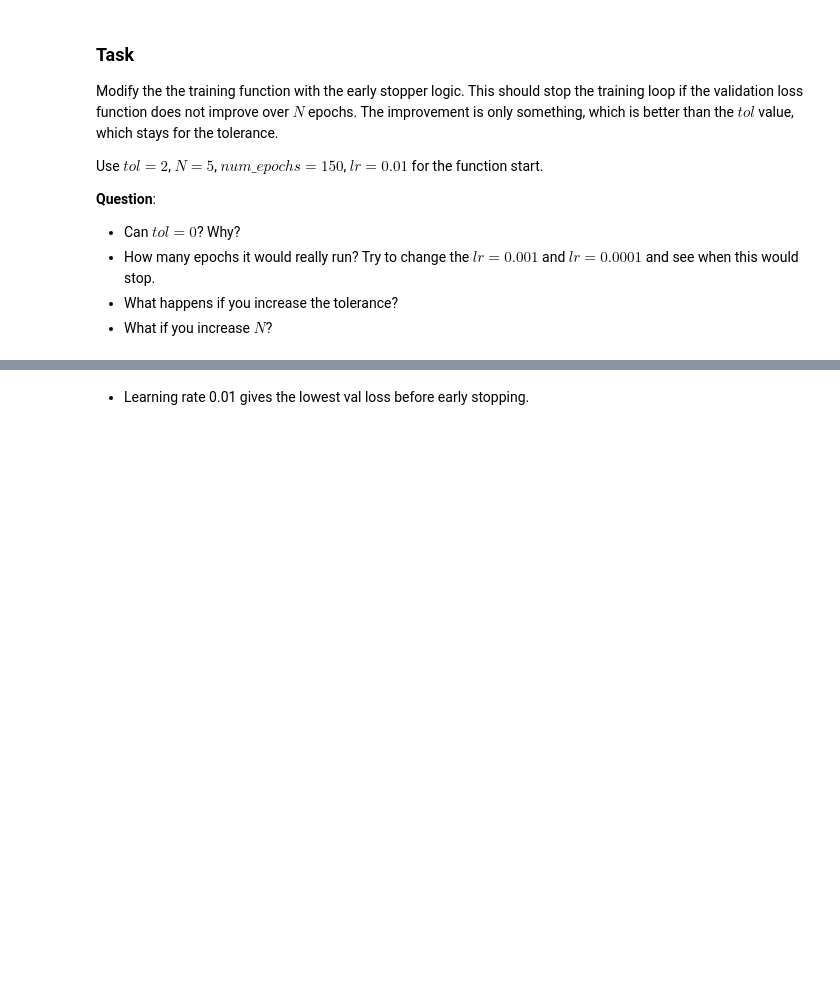
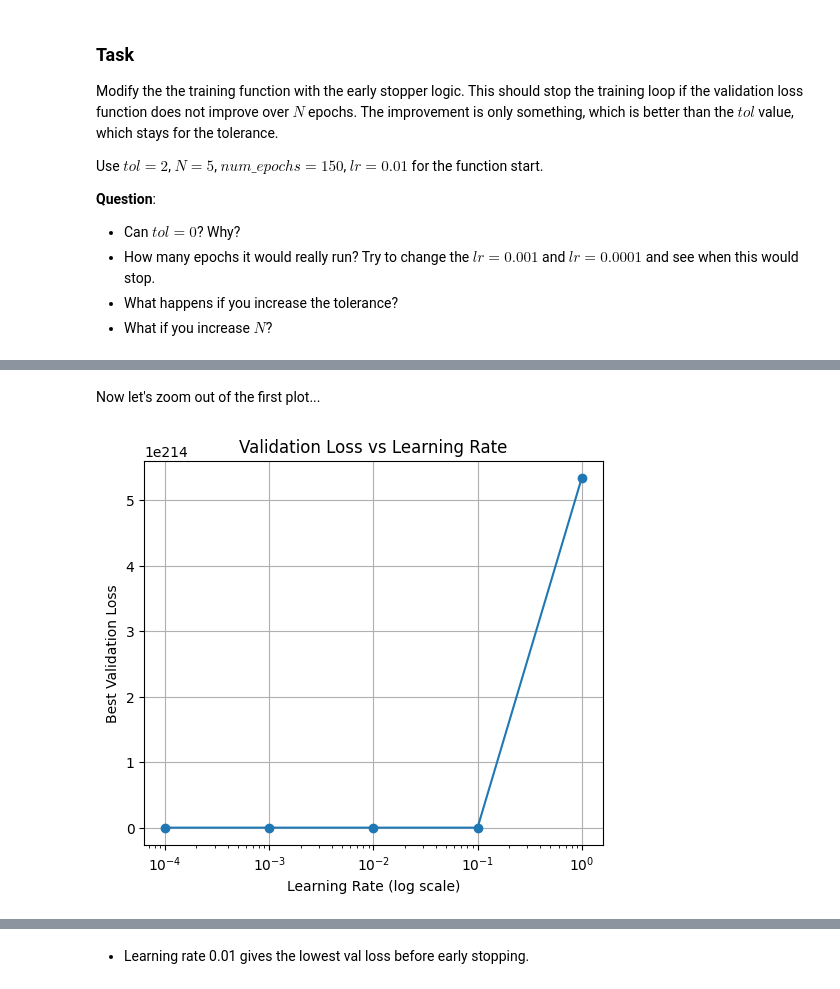
Before and after one commit to josh-wilkinson/MachineLearningExercises, a Jupyter notebook: Practical02/Practical02.ipynb, the cells around one changed output, grey strips where cells are left out. Cells and saved outputs as stored; diff of their text form; code cells hidden in the pictures; blank space fills up the shorter version.

```diff
--- a/Practical02/Practical02.ipynb
+++ b/Practical02/Practical02.ipynb
@@ -921,3 +929,21 @@ plt.show()
+# %% [markdown]
+Now let's zoom out of the first plot...
+# %%
+# Plot: Best Validation Loss vs Learning Rate (zoomed out)
+plt.figure(figsize=(10, 5))
+
+plt.subplot(1, 2, 1)
+plt.plot(learning_rates, val_losses, marker='o')
+plt.xscale('log')
+plt.xlabel("Learning Rate (log scale)")
+plt.ylabel("Best Validation Loss")
+plt.title("Validation Loss vs Learning Rate")
+plt.grid(True)
+
+plt.tight_layout()
+plt.show()
+# %% [output]
+[figure, added]
 # %% [markdown]
 * Can $tol=0$? Why?
 
```
Also changed, not shown: parts of 13 cells of this notebook.
